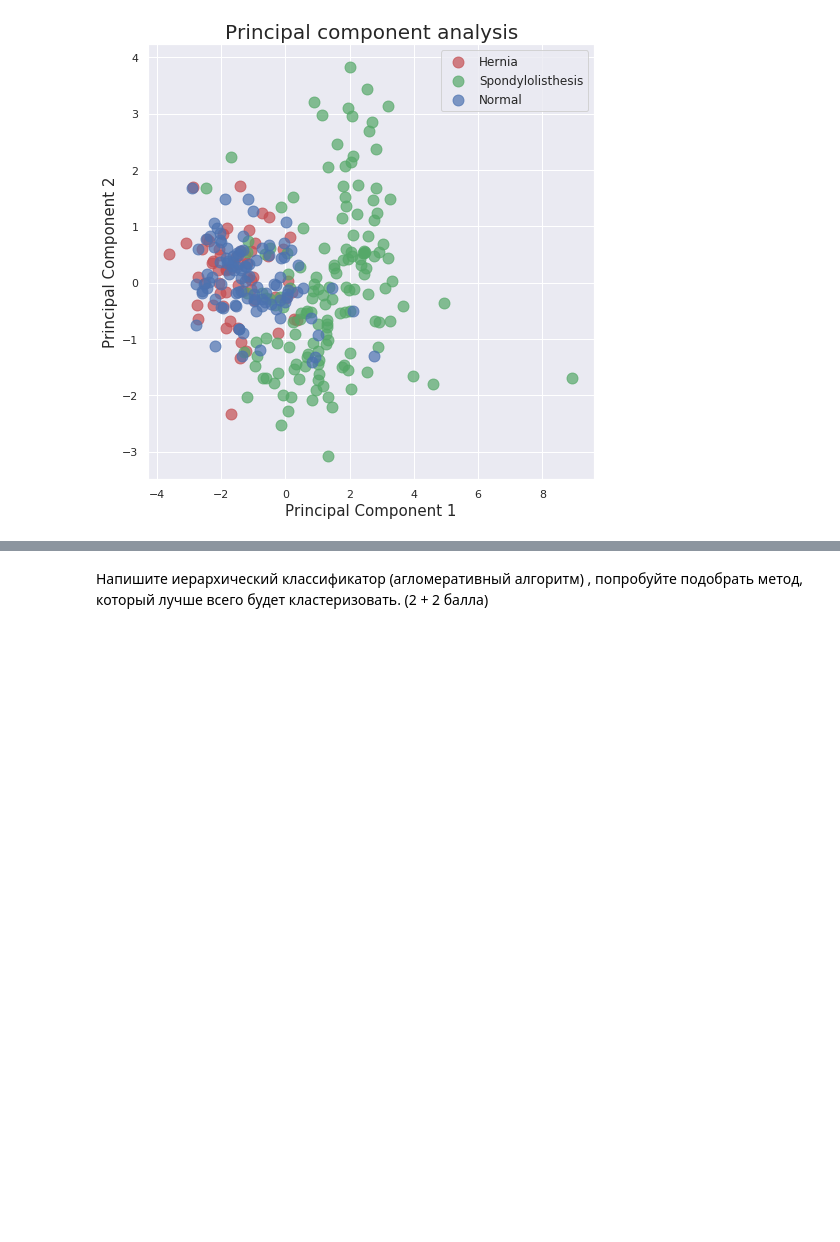
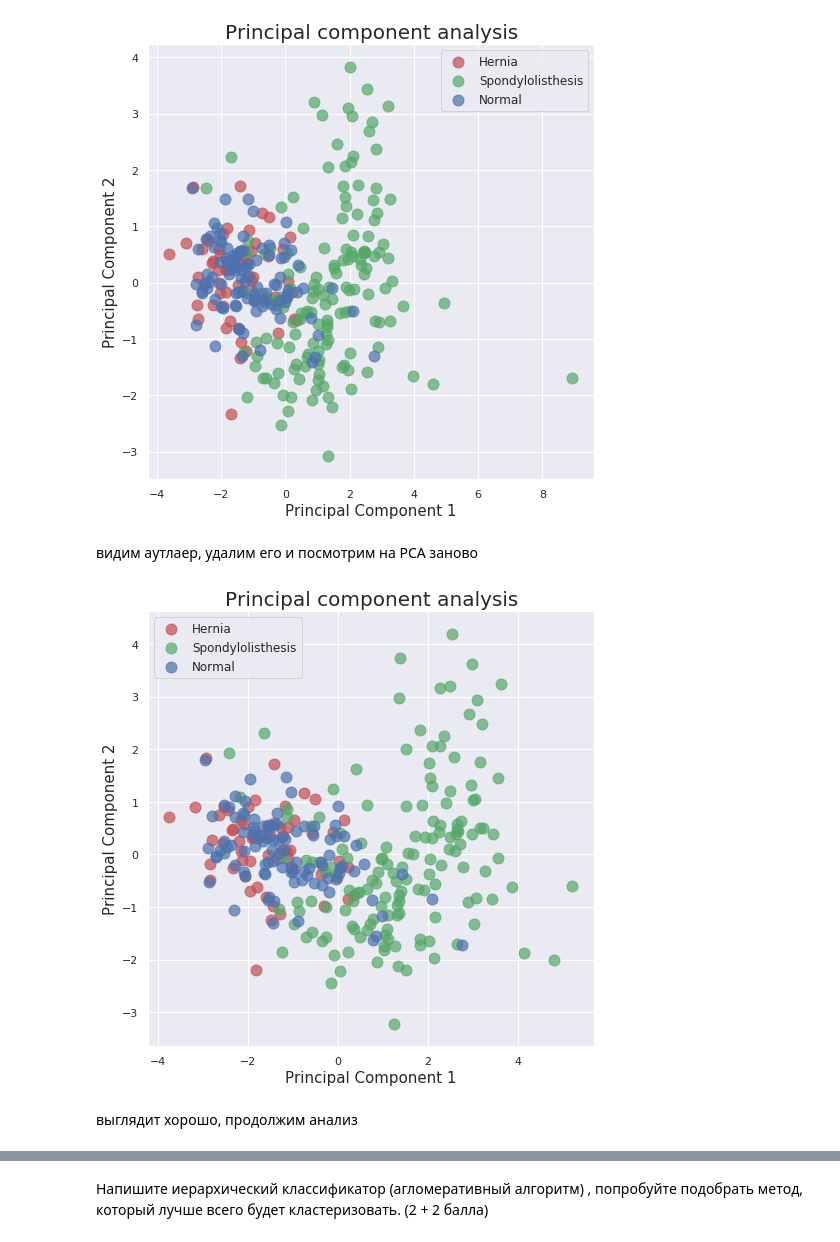
Before and after one commit to alexandretsarev/BI_2019_stat_R, a Jupyter notebook: ML_HW_03.ipynb, the cells around one changed output, grey strips where cells are left out. Cells and saved outputs as stored; diff of their text form; code cells hidden in the pictures; blank space fills up the shorter version.

```diff
--- a/ML_HW_03.ipynb
+++ b/ML_HW_03.ipynb
@@ -54,13 +55,16 @@ y = data.loc[:,"class"]
 # %% [markdown]
 Сделаем анализ главных компонент, поищем аутлаеры если такие имеются.
 # %%
+X =  data.drop("class",axis=1)
+y = data.loc[:,"class"]
+
 X1 = StandardScaler().fit_transform(X)
 pca = PCA(n_components=2)
 principalComponents = pca.fit_transform(X1)
 principalDf = pd.DataFrame(data = principalComponents
              , columns = ['principal component 1', 'principal component 2'])
-finalDf = pd.concat([principalDf, data["class"]], axis = 1)
-#finalDf.head(5)
+finalDf = pd.concat([principalDf, data["class"],pd.DataFrame({"row_index": data.index})], axis = 1)
+
 
 fig = plt.figure(figsize = (8,8))
 ax = fig.add_subplot(1,1,1)
@@ -78,11 +82,50 @@ for class_type, color in zip(classes,colors):
                , c = color
                , s = 120
                , alpha = .7)
+
+
 ax.legend(classes,fontsize=12)
-#ax.grid()
 sns.set()
 # %% [output]
 [figure]
+# %% [markdown]
+видим аутлаер, удалим его и посмотрим на РСА заново
+# %%
+X =  data.query('degree_spondylolisthesis < 400').drop("class",axis=1)
+y = data.query('degree_spondylolisthesis < 400').loc[:,"class"]
+
+X1 = StandardScaler().fit_transform(X)
+pca = PCA(n_components=2)
+principalComponents = pca.fit_transform(X1)
+principalDf = pd.DataFrame(data = principalComponents
+             , columns = ['principal component 1', 'principal component 2'])
+finalDf = pd.concat([principalDf, data["class"],pd.DataFrame({"row_index": data.index})], axis = 1)
+
+
+fig = plt.figure(figsize = (8,8))
+ax = fig.add_subplot(1,1,1)
+ax.set_xlabel('Principal Component 1', fontsize = 15)
+ax.set_ylabel('Principal Component 2', fontsize = 15)
+ax.set_title('Principal component analysis', fontsize = 20)
+
+
+classes = data["class"].unique()
+colors = ['r', 'g', 'b']
+for class_type, color in zip(classes,colors):
+    indicesToKeep = finalDf['class'] == class_type
+    ax.scatter(finalDf.loc[indicesToKeep, 'principal component 1']
+               , finalDf.loc[indicesToKeep, 'principal component 2']
+               , c = color
+               , s = 120
+               , alpha = .7)
+
+
+ax.legend(classes,fontsize=12)
+sns.set()
+# %% [output]
+[figure, added]
+# %% [markdown]
+выглядит хорошо, продолжим анализ
 # %%
 #расчет количества кластеров
 distortions = []
```
Also changed, not shown: parts of 15 cells of this notebook.
